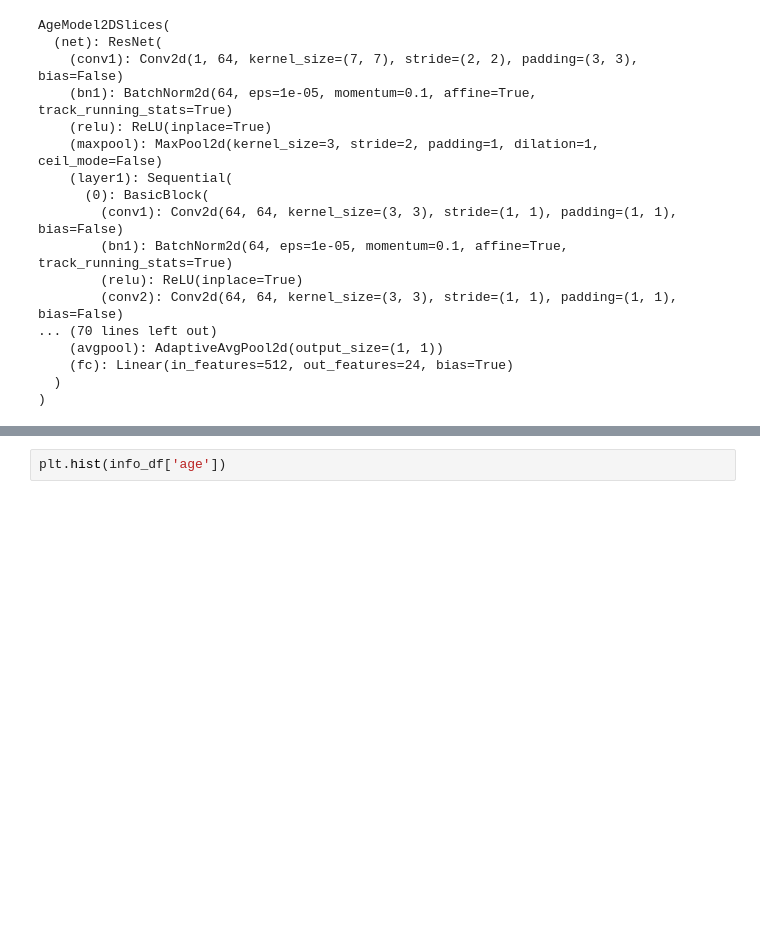
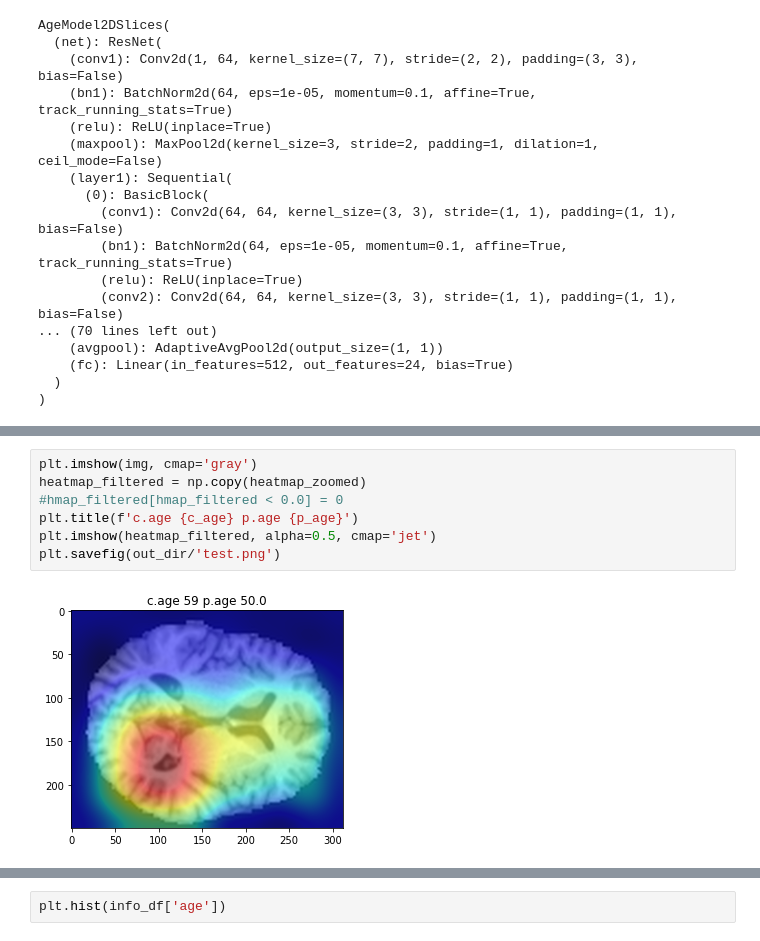
Before and after one commit to lab-midas/brainage, a Jupyter notebook: notebooks/visualization/0.0-th-gradcam.ipynb, the cells around one changed output, grey strips where cells are left out. Cells and saved outputs as stored; diff of their text form; blank space fills up the shorter version.

```diff
--- a/notebooks/visualization/0.0-th-gradcam.ipynb
+++ b/notebooks/visualization/0.0-th-gradcam.ipynb
@@ -163,3 +165,12 @@ heatmap /= torch.max(heatmap)
+# %%
+plt.imshow(img, cmap='gray')
+heatmap_filtered = np.copy(heatmap_zoomed)
+#hmap_filtered[hmap_filtered < 0.0] = 0
+plt.title(f'c.age {c_age} p.age {p_age}')
+plt.imshow(heatmap_filtered, alpha=0.5, cmap='jet')
+plt.savefig(out_dir/'test.png')
+# %% [output]
+[figure, added]
 # %%
 # draw the heatmap
 plt.matshow(heatmap.squeeze())
```
Also changed, not shown: parts of 22 cells of this notebook, 1 other file.
